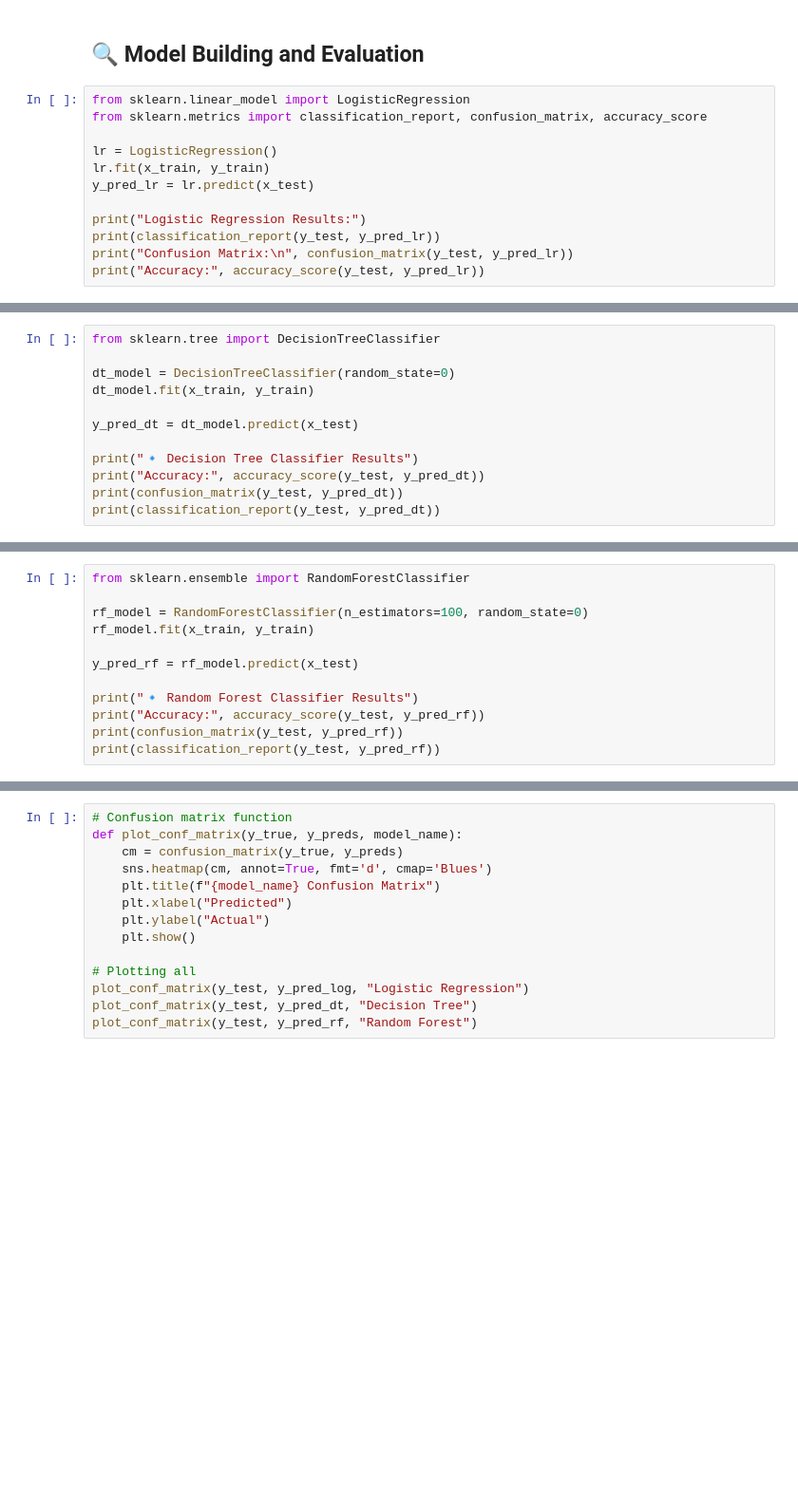
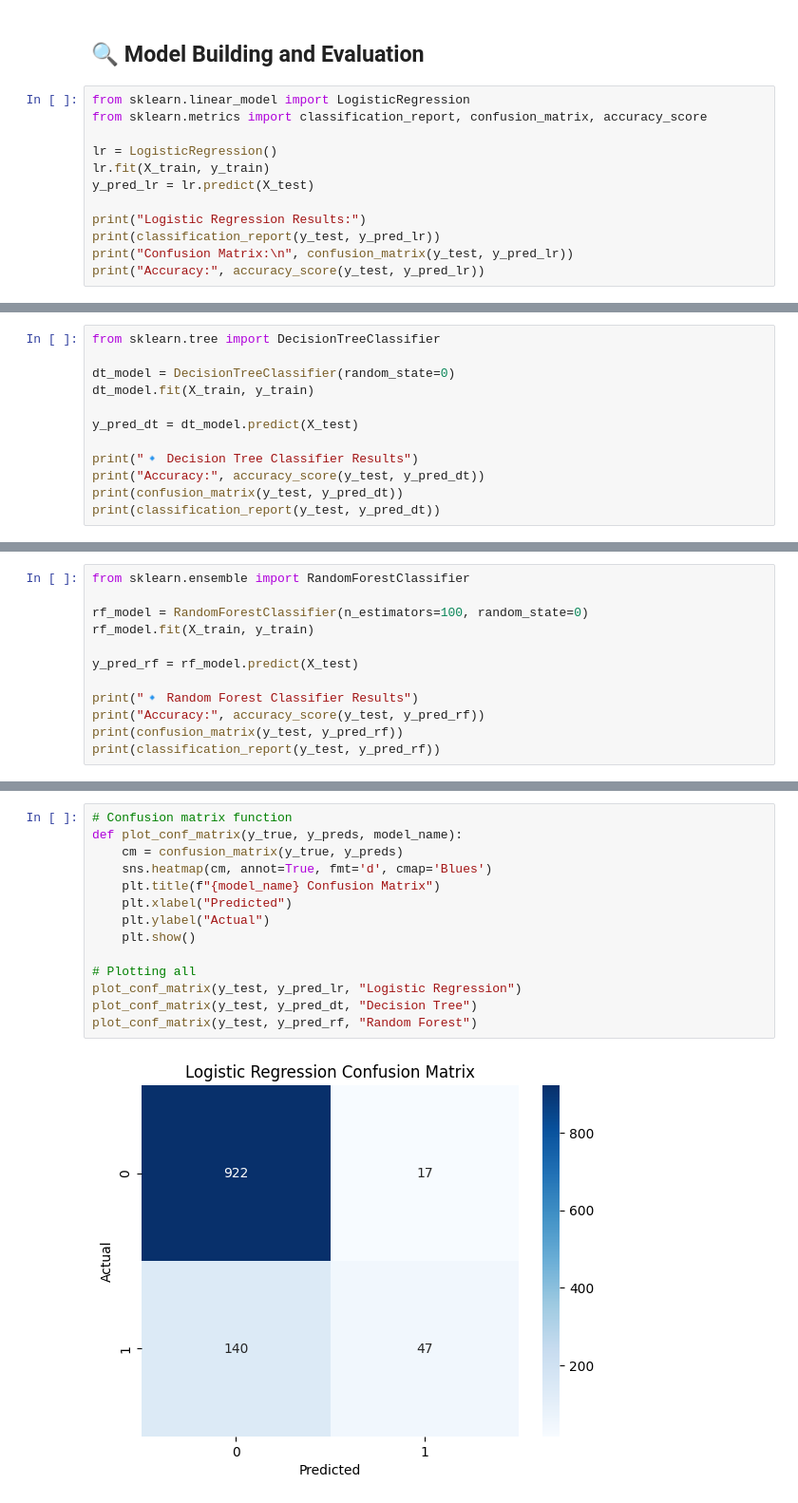
Before and after one commit to riyadewangan08/Customer_churn_prediction, a Jupyter notebook: customer chrun predicton.ipynb, the cells around one changed output, grey strips where cells are left out. Shown: that part at 95% size. Drawn from its saved outputs; the diff is of its cells as text; blank space fills up the shorter version.

```diff
--- a/customer chrun predicton.ipynb
+++ b/customer chrun predicton.ipynb
@@ -368,8 +369,8 @@ from sklearn.linear_model import LogisticRegression
 from sklearn.metrics import classification_report, confusion_matrix, accuracy_score
 
 lr = LogisticRegression()
-lr.fit(x_train, y_train)
-y_pred_lr = lr.predict(x_test)
+lr.fit(X_train, y_train)
+y_pred_lr = lr.predict(X_test)
 
 print("Logistic Regression Results:")
 print(classification_report(y_test, y_pred_lr))
@@ -379,9 +395,9 @@ print("Accuracy:", accuracy_score(y_test, y_pred_lr))
 from sklearn.tree import DecisionTreeClassifier
 
 dt_model = DecisionTreeClassifier(random_state=0)
-dt_model.fit(x_train, y_train)
+dt_model.fit(X_train, y_train)
 
-y_pred_dt = dt_model.predict(x_test)
+y_pred_dt = dt_model.predict(X_test)
 
 print("🔹 Decision Tree Classifier Results")
 print("Accuracy:", accuracy_score(y_test, y_pred_dt))
@@ -391,9 +420,9 @@ print(classification_report(y_test, y_pred_dt))
 from sklearn.ensemble import RandomForestClassifier
 
 rf_model = RandomForestClassifier(n_estimators=100, random_state=0)
-rf_model.fit(x_train, y_train)
+rf_model.fit(X_train, y_train)
 
-y_pred_rf = rf_model.predict(x_test)
+y_pred_rf = rf_model.predict(X_test)
 
 print("🔹 Random Forest Classifier Results")
 print("Accuracy:", accuracy_score(y_test, y_pred_rf))
@@ -437,14 +511,16 @@ for model, acc in results.items():
 # %%
 # Confusion matrix function
 def plot_conf_matrix(y_true, y_preds, model_name):
     cm = confusion_matrix(y_true, y_preds)
     sns.heatmap(cm, annot=True, fmt='d', cmap='Blues')
     plt.title(f"{model_name} Confusion Matrix")
     plt.xlabel("Predicted")
     plt.ylabel("Actual")
     plt.show()
 
 # Plotting all
-plot_conf_matrix(y_test, y_pred_log, "Logistic Regression")
+plot_conf_matrix(y_test, y_pred_lr, "Logistic Regression")
 plot_conf_matrix(y_test, y_pred_dt, "Decision Tree")
 plot_conf_matrix(y_test, y_pred_rf, "Random Forest")
+# %% [output]
+[figure, added]
```
Also changed, not shown: parts of 11 cells of this notebook.
